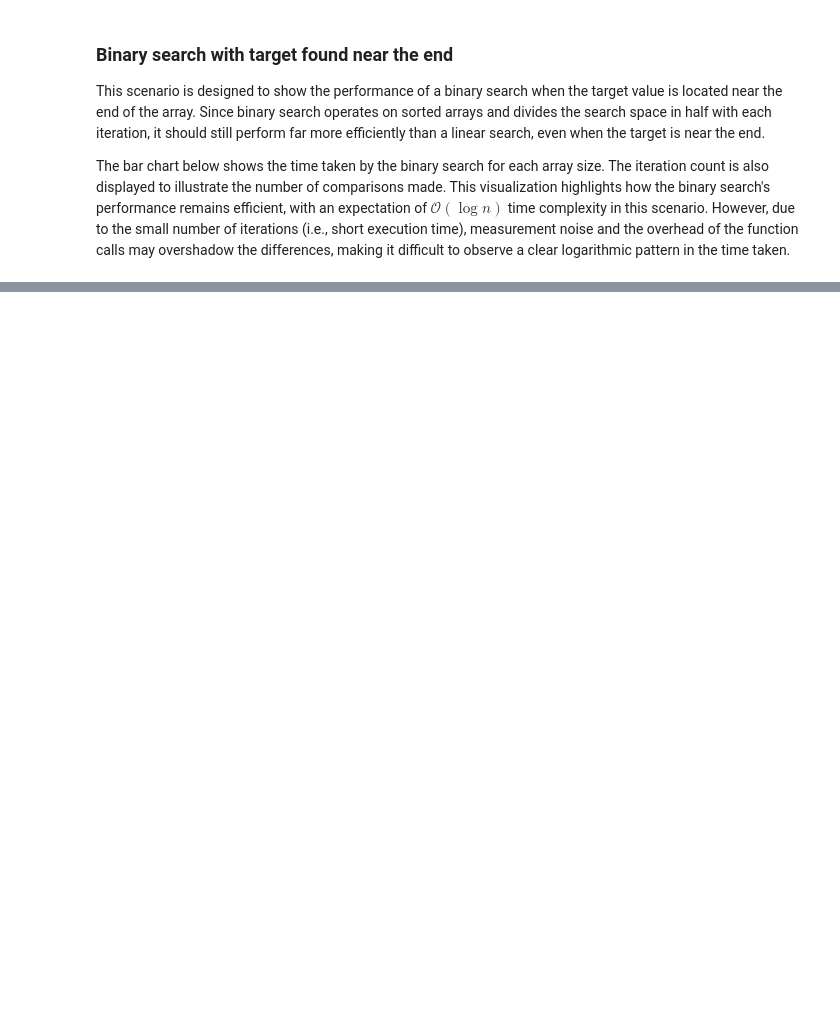
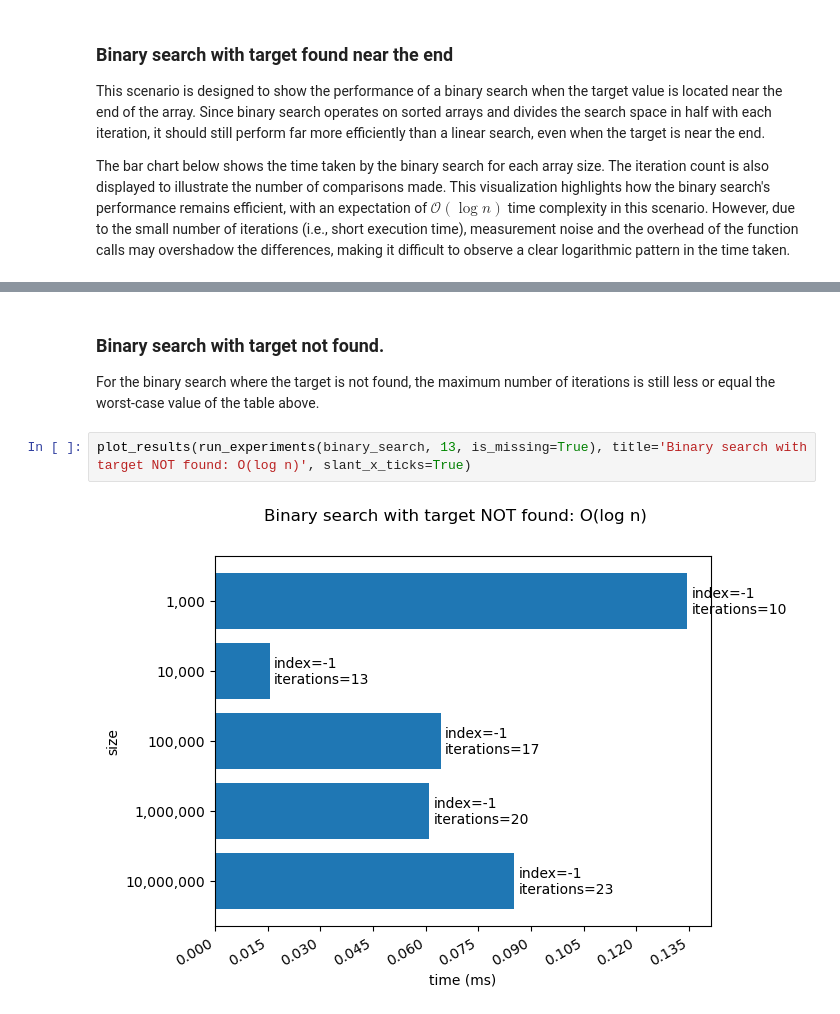
Before and after one commit to remarcmij/re-search, a Jupyter notebook: search.ipynb, the cells around one changed output, grey strips where cells are left out. Cells and saved outputs as stored; diff of their text form; blank space fills up the shorter version.

```diff
--- a/search.ipynb
+++ b/search.ipynb
@@ -150,0 +184,8 @@ plot_results(run_experiments(binary_search, 13), title='O(log n): Linear search
+# %% [markdown]
+### Binary search with target not found.
+
+For the binary search where the target is not found, the maximum number of iterations is still less or equal the worst-case value of the table above.
+# %%
+plot_results(run_experiments(binary_search, 13, is_missing=True), title='Binary search with target NOT found: O(log n)', slant_x_ticks=True)
+# %% [output]
+[figure, added]
```
Also changed, not shown: parts of 8 cells of this notebook, 2 other files.
